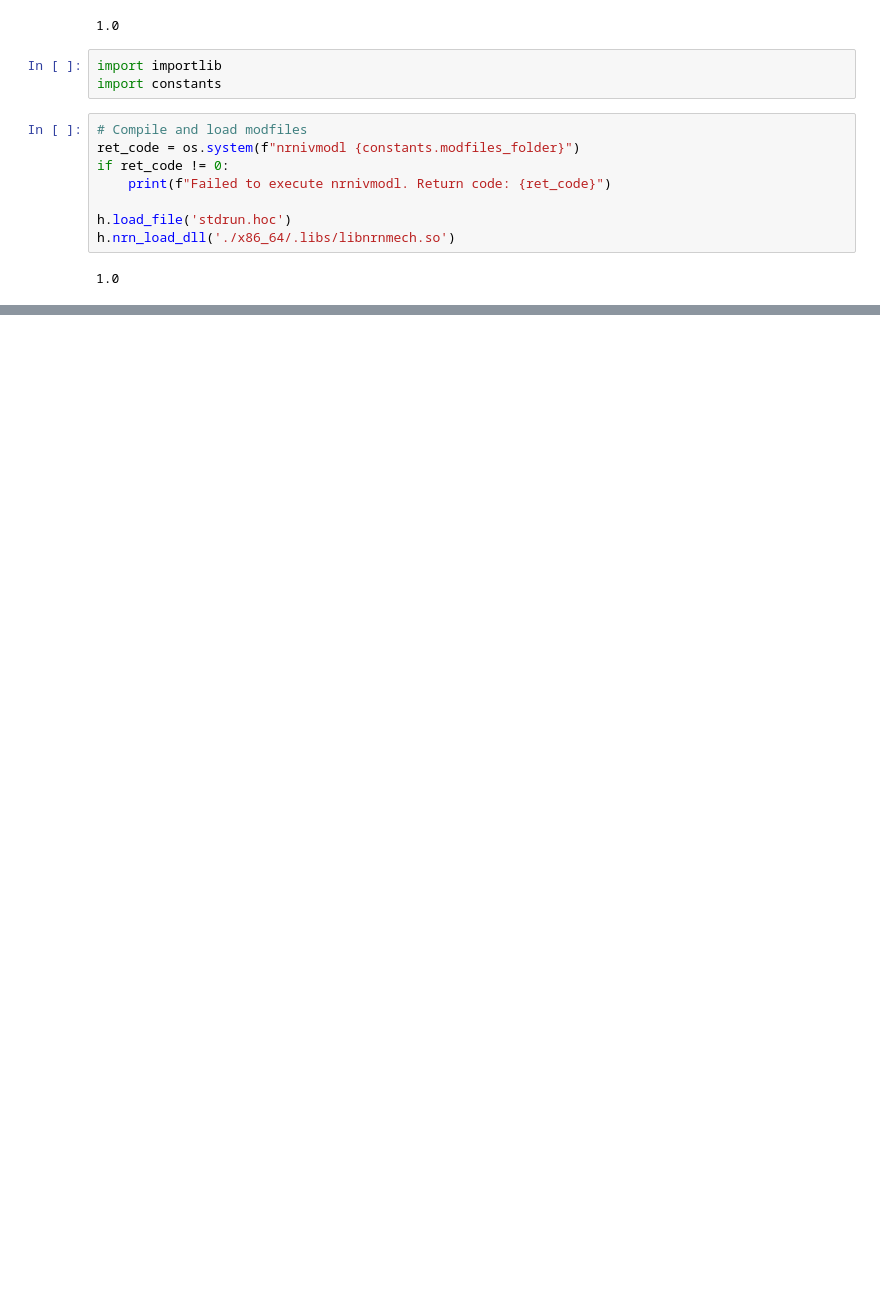
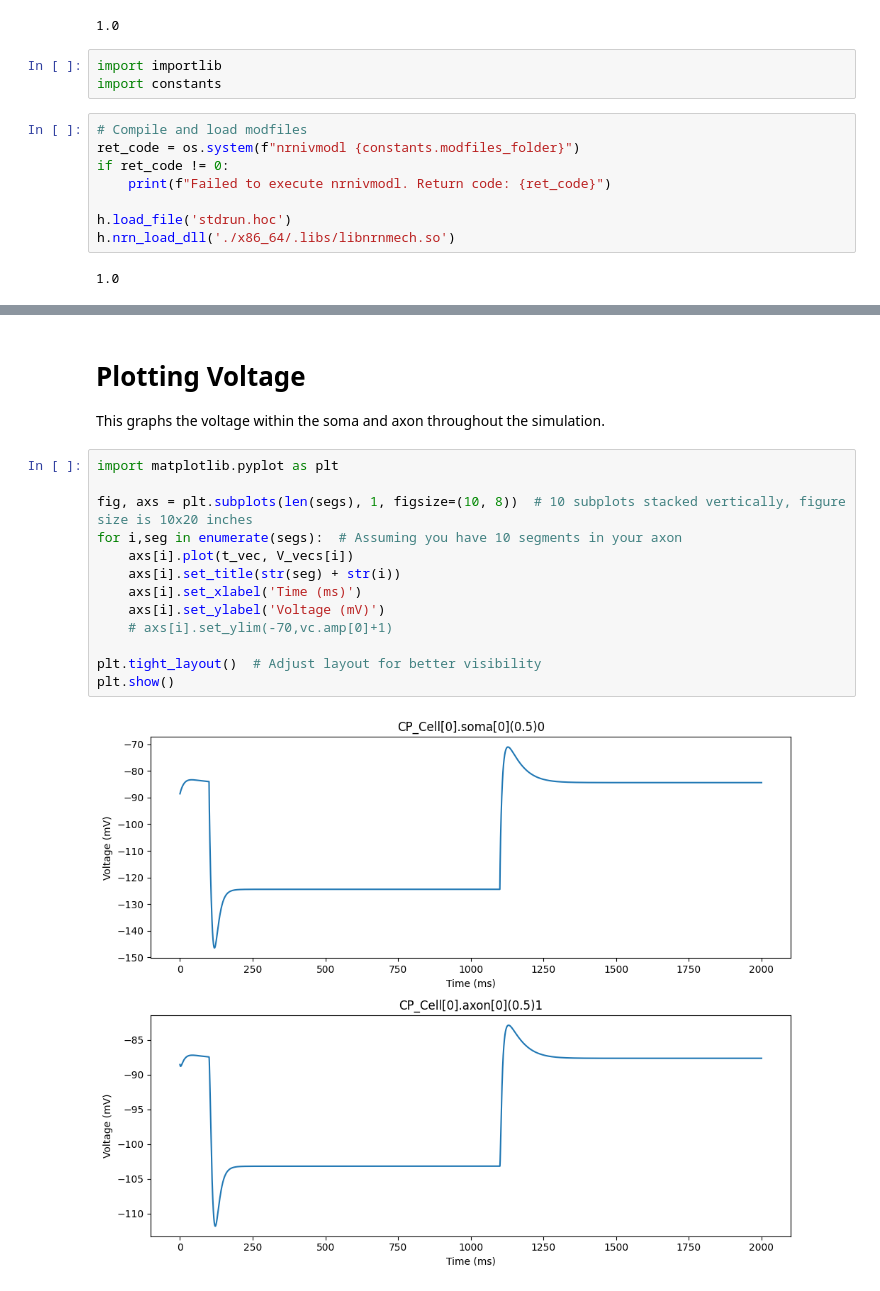
Before and after one commit to davidfague/Computational-Neuroscience-tutorials, a Jupyter notebook: B3_Rinput_FI_AP_propagation.ipynb, the cells around one changed output, grey strips where cells are left out. Saved outputs shown, nothing was run; the diff lists cells and outputs as text; blank space fills up the shorter version.

```diff
--- a/B3_Rinput_FI_AP_propagation.ipynb
+++ b/B3_Rinput_FI_AP_propagation.ipynb
@@ -85,0 +146,18 @@ IC.amp = -1.0 # amplitude in nA
+# %% [markdown]
+# Plotting Voltage
+This graphs the voltage within the soma and axon throughout the simulation.
+# %%
+import matplotlib.pyplot as plt
+
+fig, axs = plt.subplots(len(segs), 1, figsize=(10, 8))  # 10 subplots stacked vertically, figure size is 10x20 inches
+for i,seg in enumerate(segs):  # Assuming you have 10 segments in your axon
+    axs[i].plot(t_vec, V_vecs[i])
+    axs[i].set_title(str(seg) + str(i))
+    axs[i].set_xlabel('Time (ms)')
+    axs[i].set_ylabel('Voltage (mV)')
+    # axs[i].set_ylim(-70,vc.amp[0]+1)
+
+plt.tight_layout()  # Adjust layout for better visibility
+plt.show()
+# %% [output]
+[figure, added]
```
Also changed, not shown: parts of 66 cells of this notebook.
